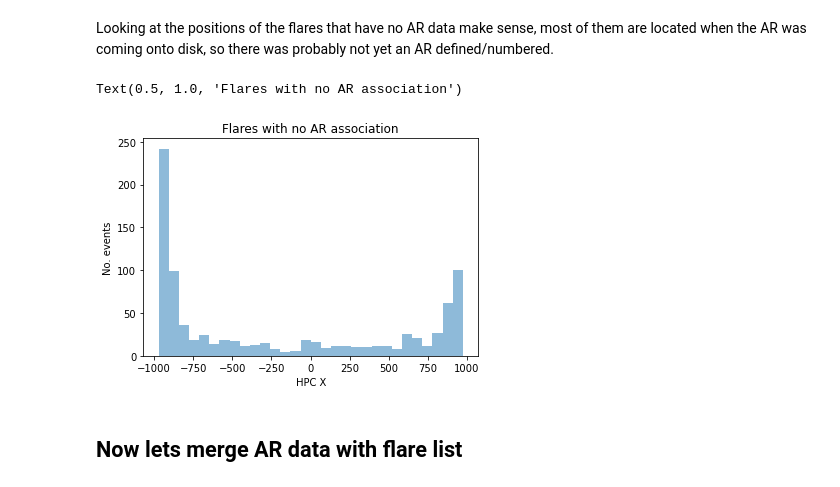
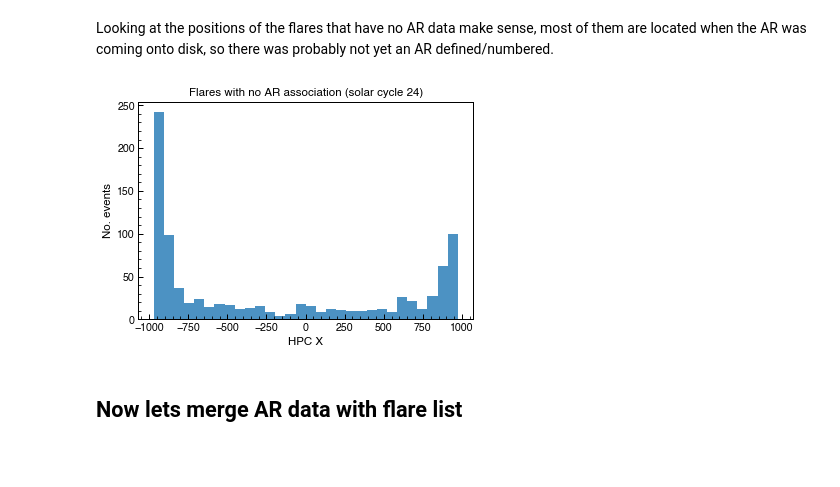
Before and after one commit to hayesla/flare_forecast_proj, a Jupyter notebook: prelim_analysis/Overview_of_data.ipynb, the cells around one changed output. Cells and saved outputs as stored; diff of their text form; code cells hidden in the pictures; blank space fills up the shorter version.

```diff
--- a/prelim_analysis/Overview_of_data.ipynb
+++ b/prelim_analysis/Overview_of_data.ipynb
@@ -13,6 +13,15 @@ import scipy.stats
 
 import warnings
 warnings.filterwarnings("ignore")
+
+
+# plotting setups
+plt.rcParams['xtick.direction'] = "in"
+plt.rcParams['ytick.direction'] = "in"
+plt.rcParams['xtick.minor.visible'] = True
+plt.rcParams['ytick.minor.visible'] = True
+plt.rcParams['font.family'] = 'Helvetica'
+sns.set_context("paper", font_scale=1.2)
 # %% [markdown]
 ## Read and tidy flare list
 # %%
@@ -152,13 +161,13 @@ ax.set_ylim(-1100, 1100)
 # %% [markdown]
 Looking at the positions of the flares that have no AR data make sense, most of them are located when the AR was coming onto disk, so there was probably not yet an AR defined/numbered.
 # %%
-_ = plt.hist(flares_no_ar["hpc_x"], bins=30, alpha=0.5)
+_ = plt.hist(flares_no_ar["hpc_x"], bins=30, alpha=0.8)
 plt.ylabel("No. events")
 plt.xlabel("HPC X")
-plt.title("Flares with no AR association")
+plt.title("Flares with no AR association (solar cycle 24)")
+plt.savefig("./plots/flare_no_ar_position.png", dpi=300, facecolor="w", bbox_inches="tight")
 # %% [output]
-Text(0.5, 1.0, 'Flares with no AR association')
-[figure, old version]
+[figure, new version]
 # %% [markdown]
 ## Now lets merge AR data with flare list
 # %%
```
